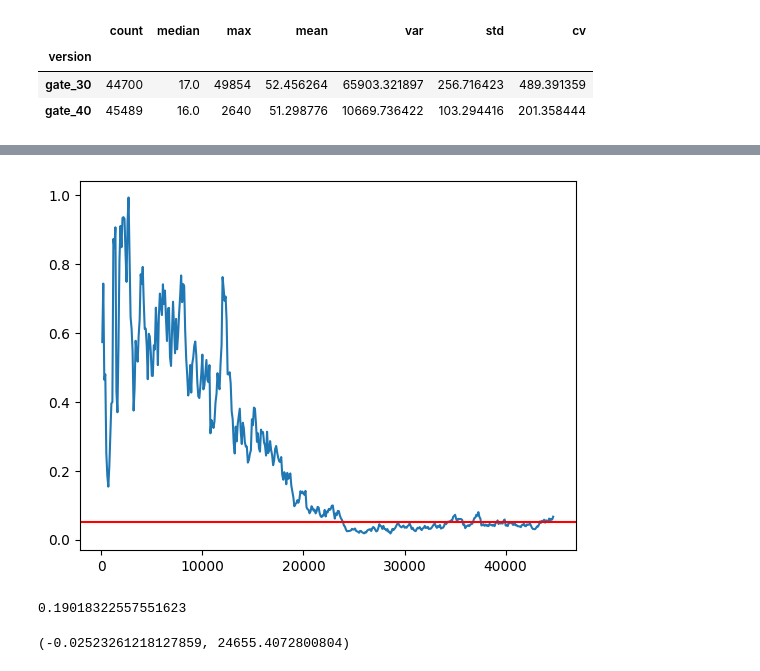
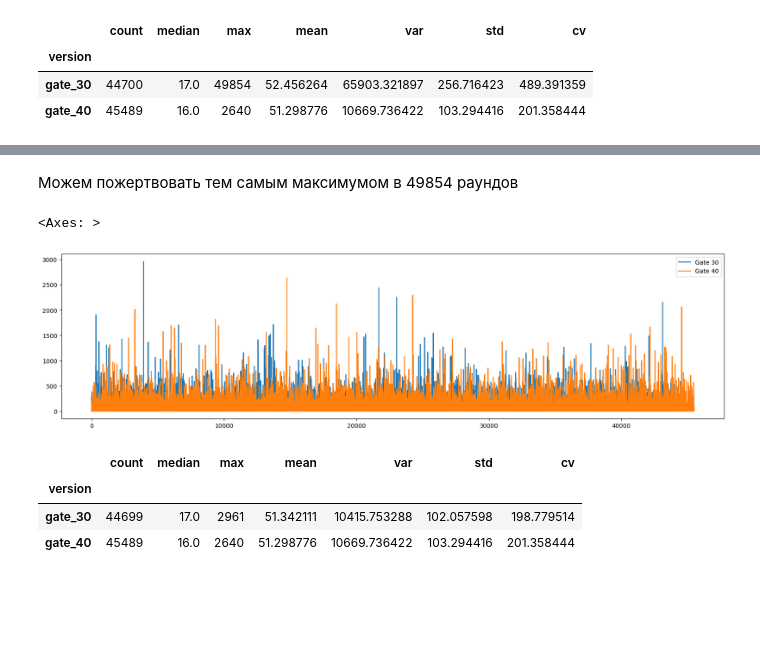
Before and after one commit to AlexJackalope/A-B-testing, a Jupyter notebook: 1-Simple-AB-testing/classwork.ipynb, the cells around one changed output, grey strips where cells are left out. Saved outputs shown, nothing was run; the diff lists cells and outputs as text; code cells hidden in the pictures; blank space fills up the shorter version.

```diff
--- a/1-Simple-AB-testing/classwork.ipynb
+++ b/1-Simple-AB-testing/classwork.ipynb
@@ -360,6 +80,0 @@ while a_size < len(groupA):
-# %%
-plt.plot(sizes, pvals)
-plt.axhline(y=0.05, color='r')
-plt.show()
-# %% [output]
-[figure, removed]
@@ -368,13 +81,18 @@ import statsmodels.stats.api as sms
-# %%
-#baseline_rate = groupA.mean() / groupA.max()
-baseline_rate = data_no_max[data_no_max.version == "gate_30"].retention_7.mean()
-baseline_rate
-# %% [output]
-0.19018322557551623
-# %%
-MDE = 0.01
-effect_size = sms.proportion_effectsize(baseline_rate, baseline_rate + MDE)
-required_n = sms.NormalIndPower().solve_power(effect_size, power=0.8, alpha=0.05, ratio=1)
-effect_size, required_n
-# %% [output]
-(-0.02523261218127859, 24655.4072800804)
+# %% [markdown]
+Можем пожертвовать тем самым максимумом в 49854 раундов
+# %%
+data = data[data.sum_gamerounds < data.sum_gamerounds.max()]
+A = data[data.version == "gate_30"].reset_index(drop=True)
+B = data[data.version == "gate_40"].reset_index(drop=True)
+A.sum_gamerounds.plot(legend = True, label = "Gate 30", figsize = (20,5))
+B.sum_gamerounds.plot(legend = True, label = "Gate 40")
+# %% [output]
+<Axes: >
+[figure, added]
+# %%
+data.groupby("version").sum_gamerounds.agg(["count", "median", "max", "mean", "var", "std", cv])
+# %% [output]
+|  | count | median | max | mean | var | std | cv |
+| version |  |  |  |  |  |  |  |
+| gate_30 | 44699 | 17.0 | 2961 | 51.342111 | 10415.753288 | 102.057598 | 198.779514 |
+| gate_40 | 45489 | 16.0 | 2640 | 51.298776 | 10669.736422 | 103.294416 | 201.358444 |
```
Also changed, not shown: parts of 95 cells of this notebook, 5 other files.
